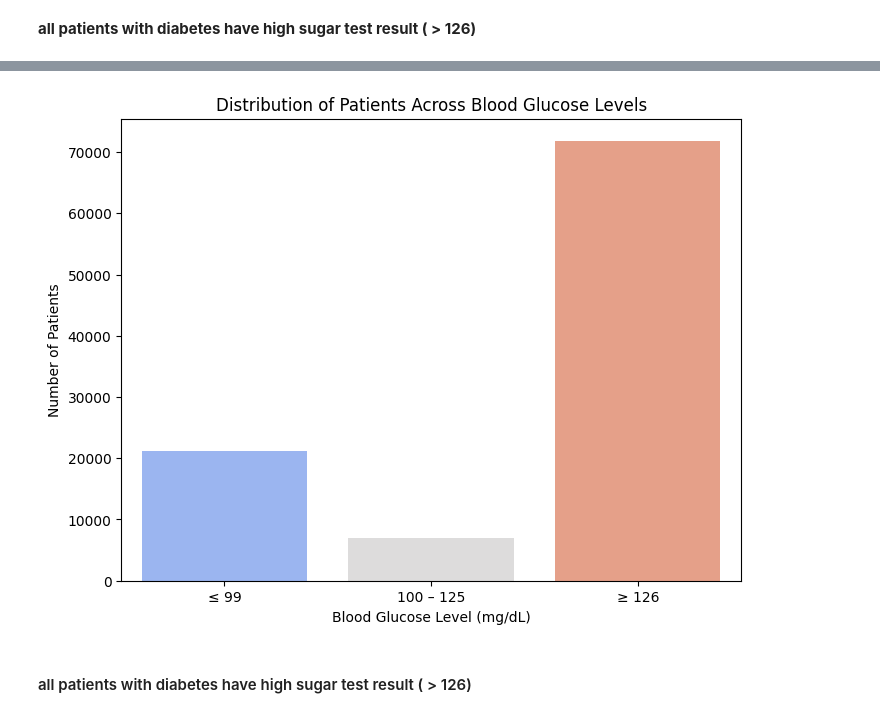
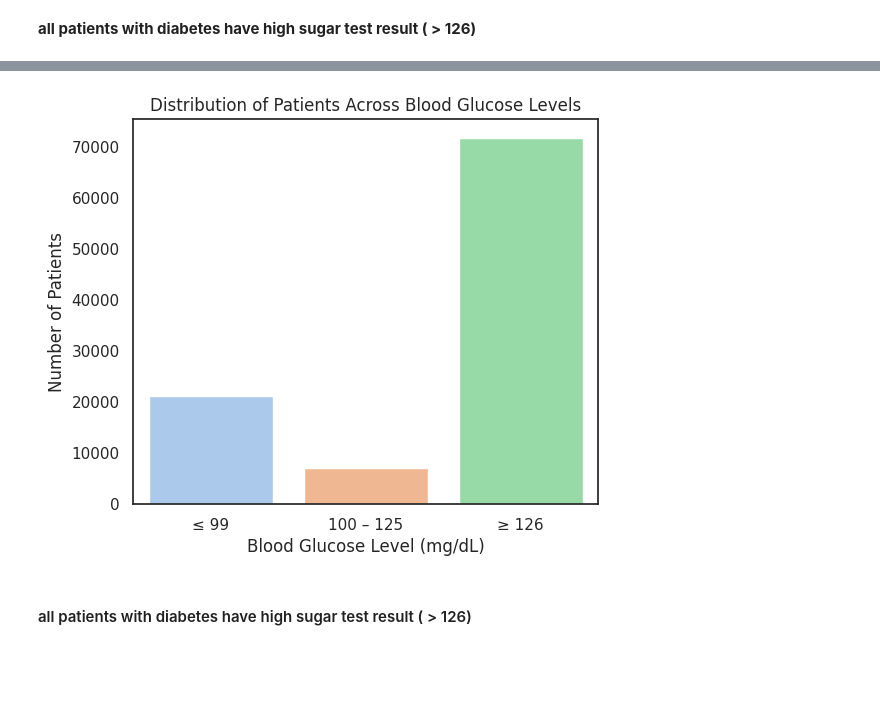
Before and after one commit to AsmaShaikhTMU/Projects, a Jupyter notebook: Initial_Results_and_Code.ipynb, the cells around one changed output, grey strips where cells are left out. Saved outputs shown, nothing was run; the diff lists cells and outputs as text; code cells hidden in the pictures; blank space fills up the shorter version.

```diff
--- a/Initial_Results_and_Code.ipynb
+++ b/Initial_Results_and_Code.ipynb
@@ -307,12 +290,12 @@ print(smoking_counts)
 # %%
 # Grouping smoking categories into broader groups (former, current, Not Current, and ever into one "Smoked" category).
 df["smoking_grouped"] = df["smoking_history"].replace({
+    "No Info": "Unknown",
+    "never": "Never Smoked",
     "former": "Smoked",
     "current": "Smoked",
+    "not current": "Smoked",
     "ever": "Smoked",
-    "never": "Never Smoked",
-    "not current": "Smoked",
-    "No Info": "Unknown"
 })
 
 # Count occurrences of each new category
@@ -845,0 +841,34 @@ plt.title('sugar_test = diabetes');
+# %%
+# Step 1: Convert to numeric and handle errors
+df['blood_glucose_level'] = pd.to_numeric(df['blood_glucose_level'], errors='coerce')
+
+# Step 2: Drop rows with missing glucose values (optional)
+df = df.dropna(subset=['blood_glucose_level'])
+
+# Step 3: Define glucose bins and labels
+glucose_bins = [0, 99, 125, float('inf')]
+blood_glucose_level_labels = ['normal', 'prediabetes', 'diabetes']
+
+# Step 4: Create categorized column
+df['blood_glucose_level_cat'] = pd.cut(df['blood_glucose_level'],
+                                       bins=glucose_bins,
+                                       labels=blood_glucose_level_labels,
+                                       include_lowest=True)
+
+# Step 5: Plot pie charts
+plt.figure(figsize=(14, 6))
+
+categories = ['normal', 'prediabetes', 'diabetes']
+
+for i, cat in enumerate(categories):
+    plt.subplot(1, 3, i + 1)
+
+    subset = df[df['blood_glucose_level_cat'] == cat]['diabetes']
+    counts = subset.value_counts()
+    labels = ['no diabetes' if val == 0 else 'diabetes' for val in counts.index]
+
+    plt.pie(counts.values, labels=labels, autopct='%1.2f%%', startangle=45)
+    plt.title(f'Blood Glucose = {cat}')
+
+plt.tight_layout()
+plt.show()
@@ -905,18 +879,18 @@ plt.ylabel('Percentage of patients with diabetes (..%)');
 # %%
 # Define Blood Glucose Level categories
 glucose_bins = [0, 99, 125, float('inf')]
 glucose_labels = ['≤ 99', '100 – 125', '≥ 126']
 df['Glucose_Category'] = pd.cut(df['blood_glucose_level'], bins=glucose_bins, labels=glucose_labels, include_lowest=True)
 
 # Plot a bar chart for blood glucose categories (Fixing FutureWarning)
-plt.figure(figsize=(8, 6))
-sns.countplot(x="Glucose_Category", data=df, hue="Glucose_Category", palette="coolwarm", legend=False)
+plt.figure(figsize=(6, 5))
+sns.countplot(x="Glucose_Category", data=df, hue="Glucose_Category", palette="pastel", legend=False)
 plt.title("Distribution of Patients Across Blood Glucose Levels")
 plt.xlabel("Blood Glucose Level (mg/dL)")
 plt.ylabel("Number of Patients")
 plt.show()
 # %% [output]
-[figure, old version]
+[figure, new version]
 # %% [markdown]
 #### all patients with diabetes have high sugar test result ( > 126)
 # %%
```
Also changed, not shown: parts of 147 cells of this notebook.
